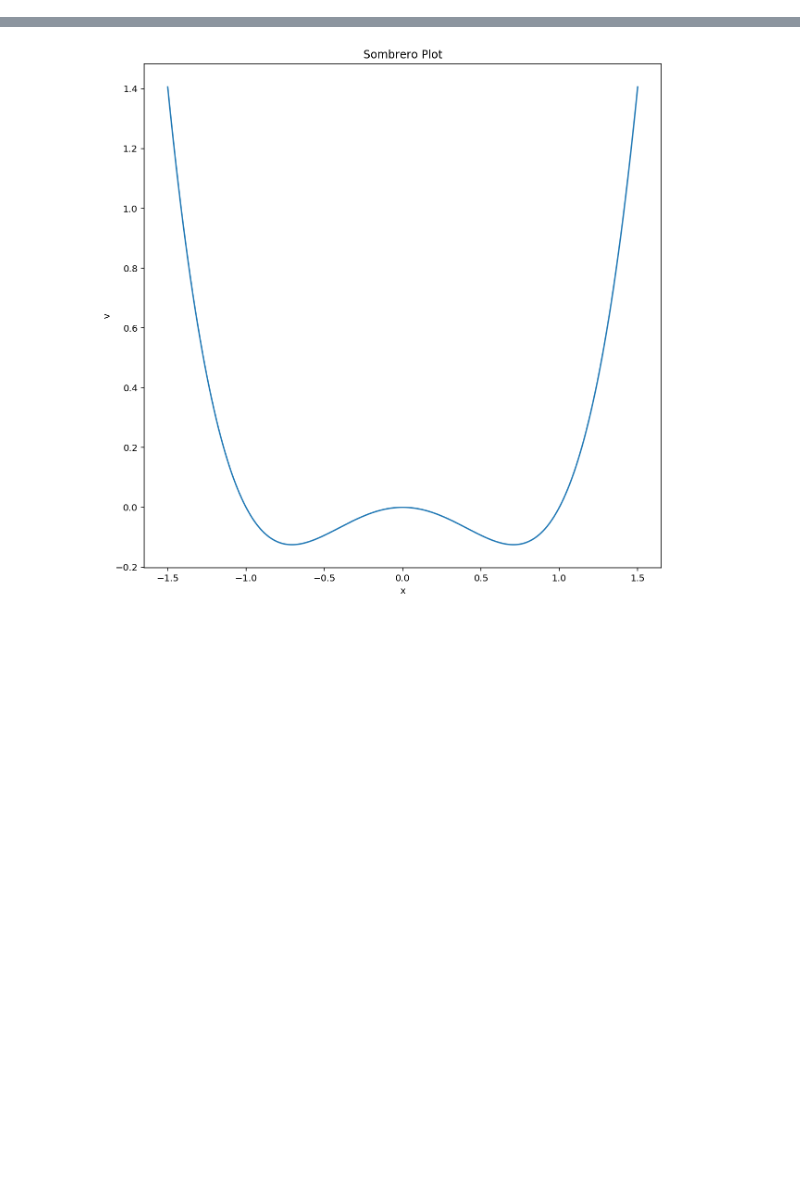
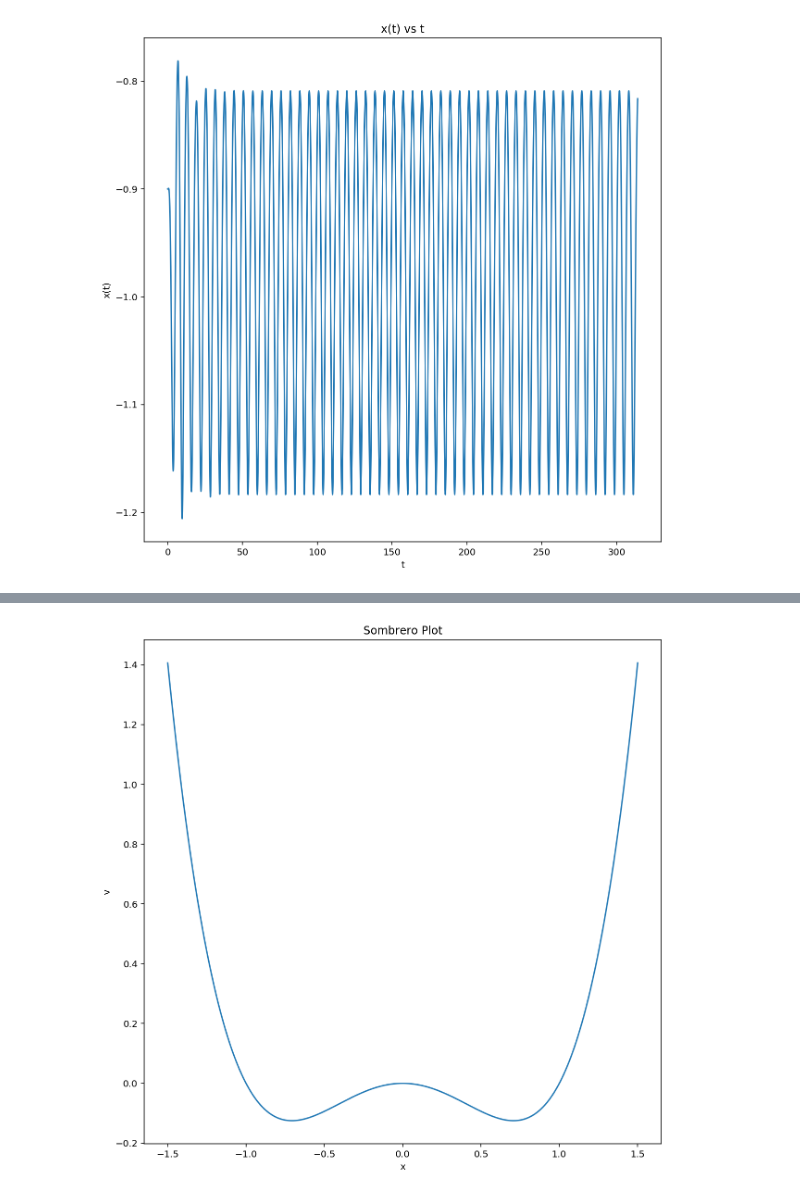
Before and after one commit to chapman-phys220-2018s/cw-12-phys220, a Jupyter notebook: cw12-duffing.ipynb, the cells around one changed output, grey strips where cells are left out. Saved outputs shown, nothing was run; the diff lists cells and outputs as text; code cells hidden in the pictures; blank space fills up the shorter version.

```diff
--- a/cw12-duffing.ipynb
+++ b/cw12-duffing.ipynb
@@ -1,2 +1,6 @@
 # %%
 import sombrero as som
+# %%
+som.plot_x(-.9,0,.18,314159)
+# %% [output]
+[figure, added]
```
Also changed, not shown: parts of 1 cell of this notebook, 1 other file.
